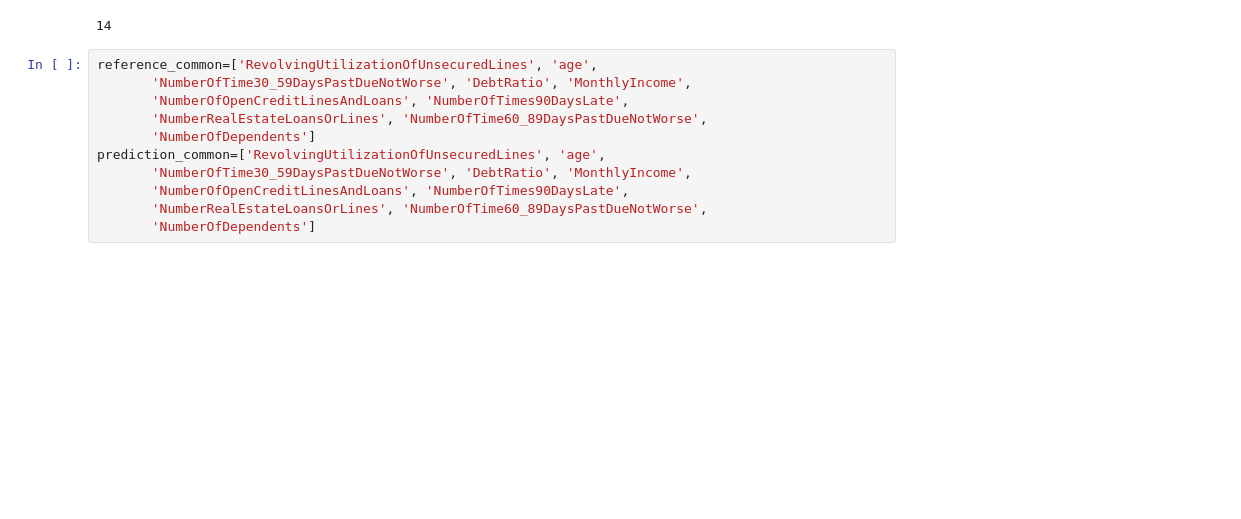
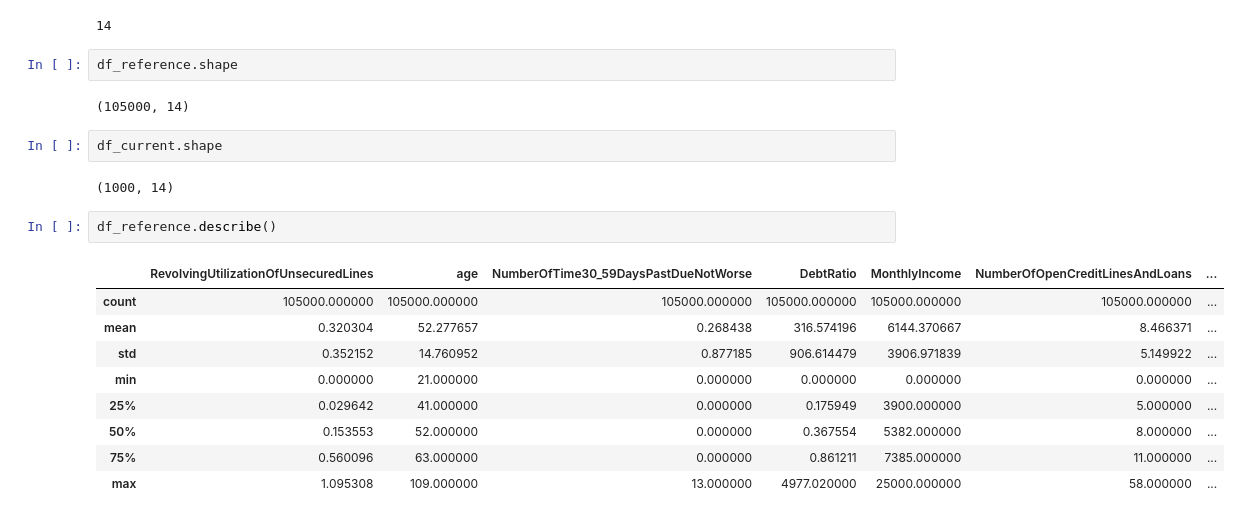
Before and after one commit to bhattacharjeeshayan860-netizen/mlops-credit-risk, a Jupyter notebook: notebooks/01_eda.ipynb, the cells around one changed output. Cells and saved outputs as stored; diff of their text form; blank space fills up the shorter version.

```diff
--- a/notebooks/01_eda.ipynb
+++ b/notebooks/01_eda.ipynb
@@ -227,14 +228,23 @@ df_current.shape[1]
 df_reference.shape[1]
 # %% [output]
 14
-# %%
-reference_common=['RevolvingUtilizationOfUnsecuredLines', 'age',
-       'NumberOfTime30_59DaysPastDueNotWorse', 'DebtRatio', 'MonthlyIncome',
-       'NumberOfOpenCreditLinesAndLoans', 'NumberOfTimes90DaysLate',
-       'NumberRealEstateLoansOrLines', 'NumberOfTime60_89DaysPastDueNotWorse',
-       'NumberOfDependents']
-prediction_common=['RevolvingUtilizationOfUnsecuredLines', 'age',
-       'NumberOfTime30_59DaysPastDueNotWorse', 'DebtRatio', 'MonthlyIncome',
-       'NumberOfOpenCreditLinesAndLoans', 'NumberOfTimes90DaysLate',
-       'NumberRealEstateLoansOrLines', 'NumberOfTime60_89DaysPastDueNotWorse',
-       'NumberOfDependents']
+# %%
+df_reference.shape
+# %% [output]
+(105000, 14)
+# %%
+df_current.shape
+# %% [output]
+(1000, 14)
+# %%
+df_reference.describe()
+# %% [output]
+|  | RevolvingUtilizationOfUnsecuredLines | age | NumberOfTime30_59DaysPastDueNotWorse | DebtRatio | MonthlyIncome | NumberOfOpenCreditLinesAndLoans | ... |
+| count | 105000.000000 | 105000.000000 | 105000.000000 | 105000.000000 | 105000.000000 | 105000.000000 | ... |
+| mean | 0.320304 | 52.277657 | 0.268438 | 316.574196 | 6144.370667 | 8.466371 | ... |
+| std | 0.352152 | 14.760952 | 0.877185 | 906.614479 | 3906.971839 | 5.149922 | ... |
+| min | 0.000000 | 21.000000 | 0.000000 | 0.000000 | 0.000000 | 0.000000 | ... |
+| 25% | 0.029642 | 41.000000 | 0.000000 | 0.175949 | 3900.000000 | 5.000000 | ... |
+| 50% | 0.153553 | 52.000000 | 0.000000 | 0.367554 | 5382.000000 | 8.000000 | ... |
+| 75% | 0.560096 | 63.000000 | 0.000000 | 0.861211 | 7385.000000 | 11.000000 | ... |
+| max | 1.095308 | 109.000000 | 13.000000 | 4977.020000 | 25000.000000 | 58.000000 | ... |
```
Also changed, not shown: parts of 4 cells of this notebook, 1 other file.
